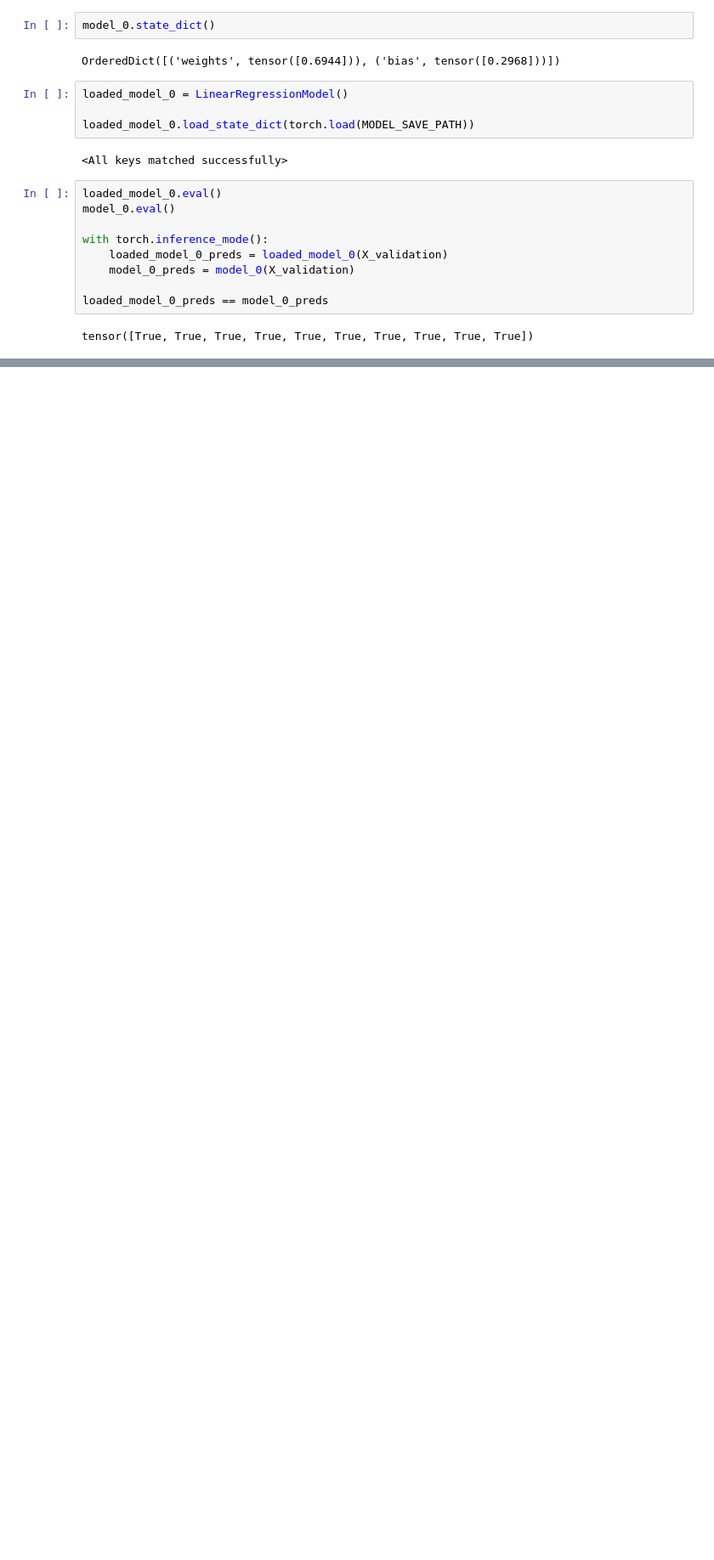
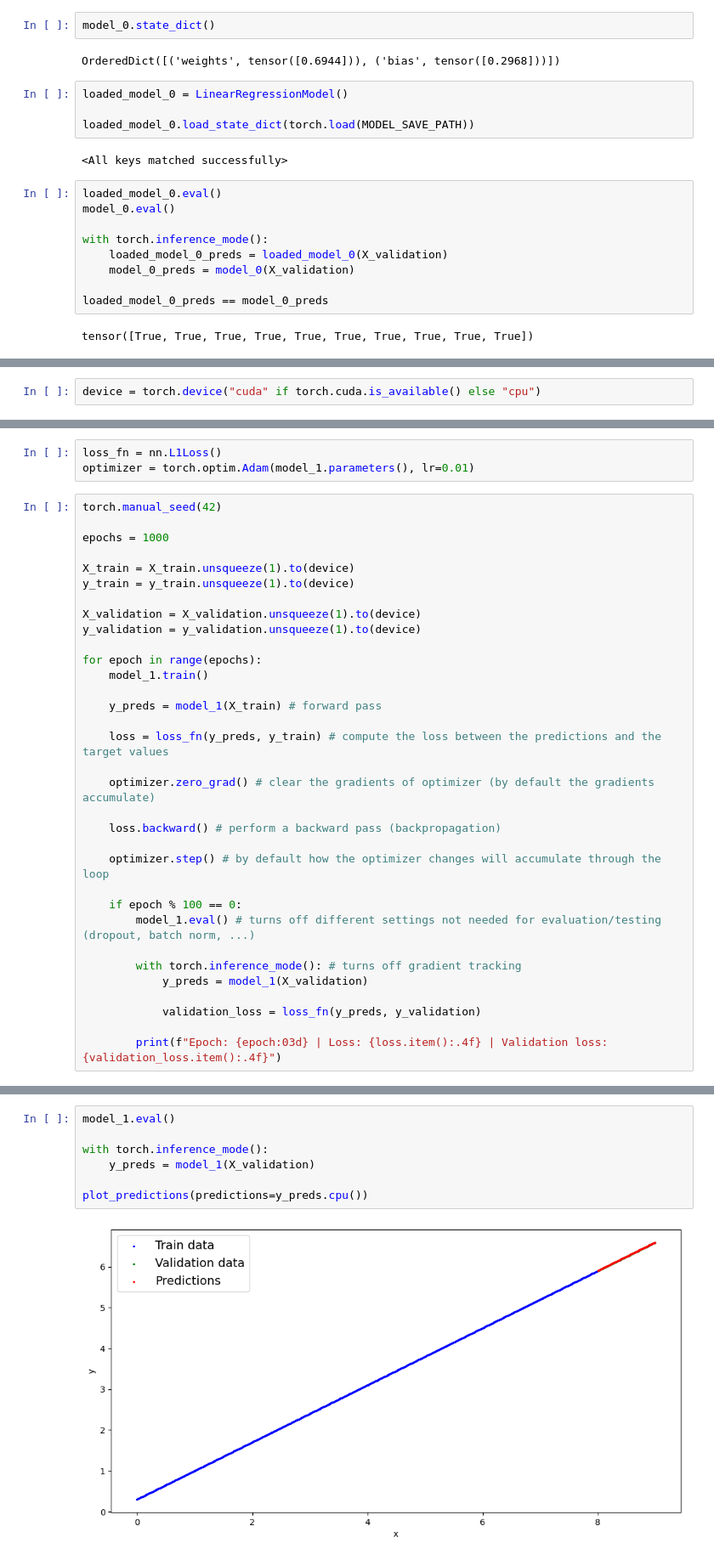
Before and after one commit to DinizMaths/PPGEEC2318_MACHINE_LEARNING, a Jupyter notebook: studies/pytorch/03_workflow.ipynb, the cells around one changed output, grey strips where cells are left out. Shown at 85% size. Cells and saved outputs as stored; diff of their text form; blank space fills up the shorter version.

```diff
--- a/studies/pytorch/03_workflow.ipynb
+++ b/studies/pytorch/03_workflow.ipynb
@@ -293,0 +302,2 @@ tensor([True, True, True, True, True, True, True, True, True, True])
+# %%
+device = torch.device("cuda" if torch.cuda.is_available() else "cpu")
@@ -293,0 +383,36 @@ tensor([True, True, True, True, True, True, True, True, True, True])
+# %%
+loss_fn = nn.L1Loss()
+optimizer = torch.optim.Adam(model_1.parameters(), lr=0.01)
+# %%
+torch.manual_seed(42)
+
+epochs = 1000
+
+X_train = X_train.unsqueeze(1).to(device)
+y_train = y_train.unsqueeze(1).to(device)
+
+X_validation = X_validation.unsqueeze(1).to(device)
+y_validation = y_validation.unsqueeze(1).to(device)
+
+for epoch in range(epochs):
+    model_1.train()
+
+    y_preds = model_1(X_train) # forward pass
+
+    loss = loss_fn(y_preds, y_train) # compute the loss between the predictions and the target values
+
+    optimizer.zero_grad() # clear the gradients of optimizer (by default the gradients accumulate)
+
+    loss.backward() # perform a backward pass (backpropagation)
+
+    optimizer.step() # by default how the optimizer changes will accumulate through the loop
+
+    if epoch % 100 == 0:
+        model_1.eval() # turns off different settings not needed for evaluation/testing (dropout, batch norm, ...)
+
+        with torch.inference_mode(): # turns off gradient tracking
+            y_preds = model_1(X_validation)
+
+            validation_loss = loss_fn(y_preds, y_validation)
+
+        print(f"Epoch: {epoch:03d} | Loss: {loss.item():.4f} | Validation loss: {validation_loss.item():.4f}")
@@ -293,0 +435,9 @@ tensor([True, True, True, True, True, True, True, True, True, True])
+# %%
+model_1.eval()
+
+with torch.inference_mode():
+    y_preds = model_1(X_validation)
+
+plot_predictions(predictions=y_preds.cpu())
+# %% [output]
+[figure, added]
```
Also changed, not shown: parts of 13 cells of this notebook.
